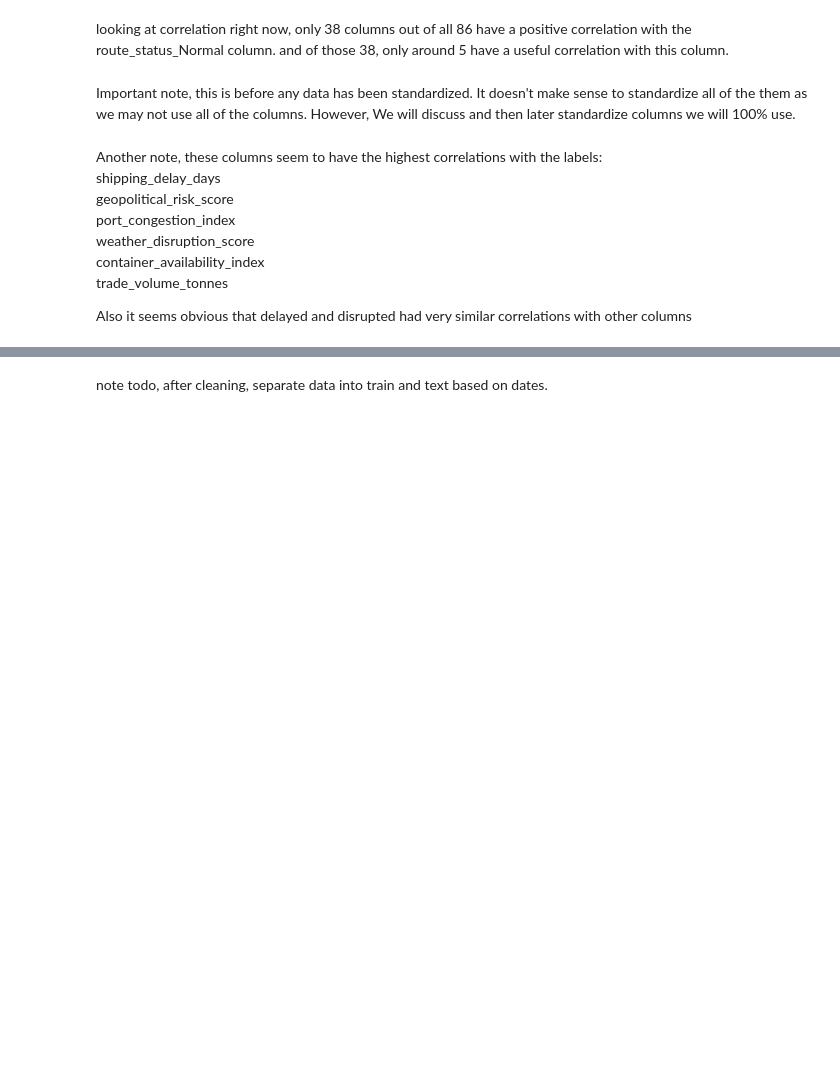
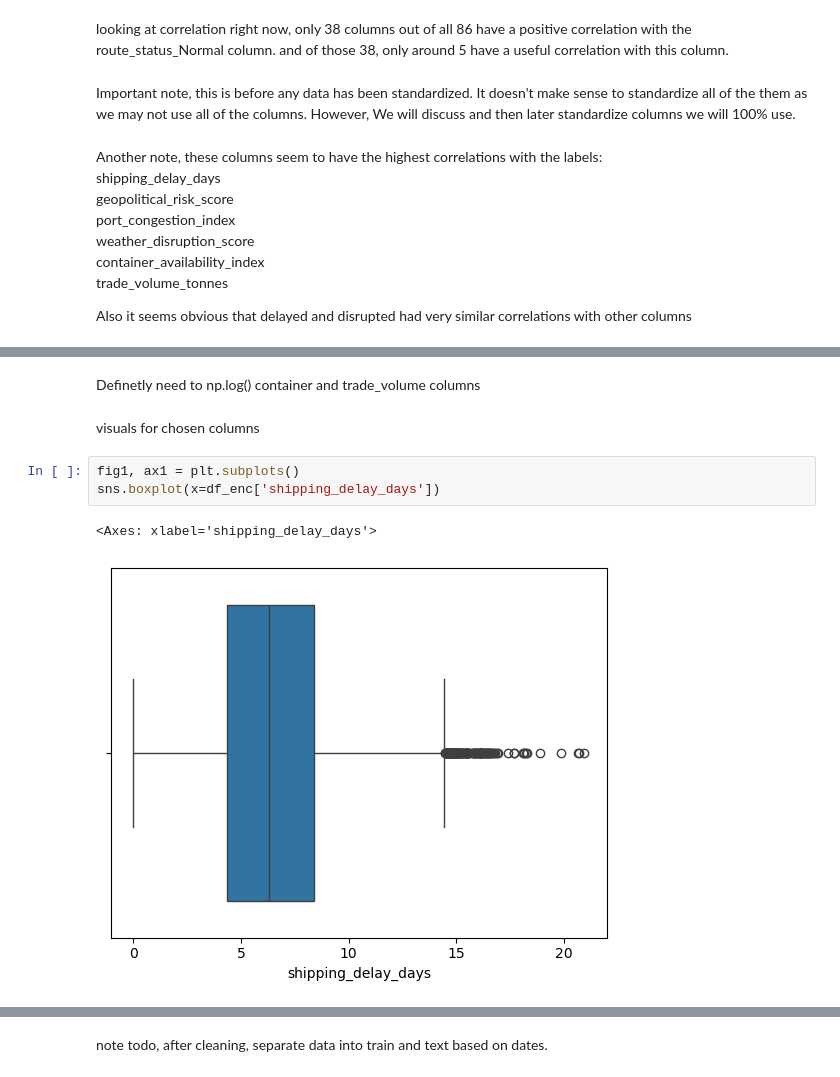
Before and after one commit to Break-Through-Tech/Accenture-2A-predict-the-supply-chain-disruptions, a Jupyter notebook: notebooks/project_ntb.ipynb, the cells around one changed output, grey strips where cells are left out. Saved outputs shown, nothing was run; the diff lists cells and outputs as text; blank space fills up the shorter version.

Commit message:
added visuals for specific columns with best correlation and the describe matrix

```diff
--- a/notebooks/project_ntb.ipynb
+++ b/notebooks/project_ntb.ipynb
@@ -334,0 +349,10 @@ Also it seems obvious that delayed and disrupted had very similar correlations w
+# %% [markdown]
+Definetly need to np.log() container and trade_volume columns
+# %% [markdown]
+visuals for chosen columns
+# %%
+fig1, ax1 = plt.subplots()
+sns.boxplot(x=df_enc['shipping_delay_days'])
+# %% [output]
+<Axes: xlabel='shipping_delay_days'>
+[figure, added]
```
Also changed, not shown: parts of 8 cells of this notebook.
